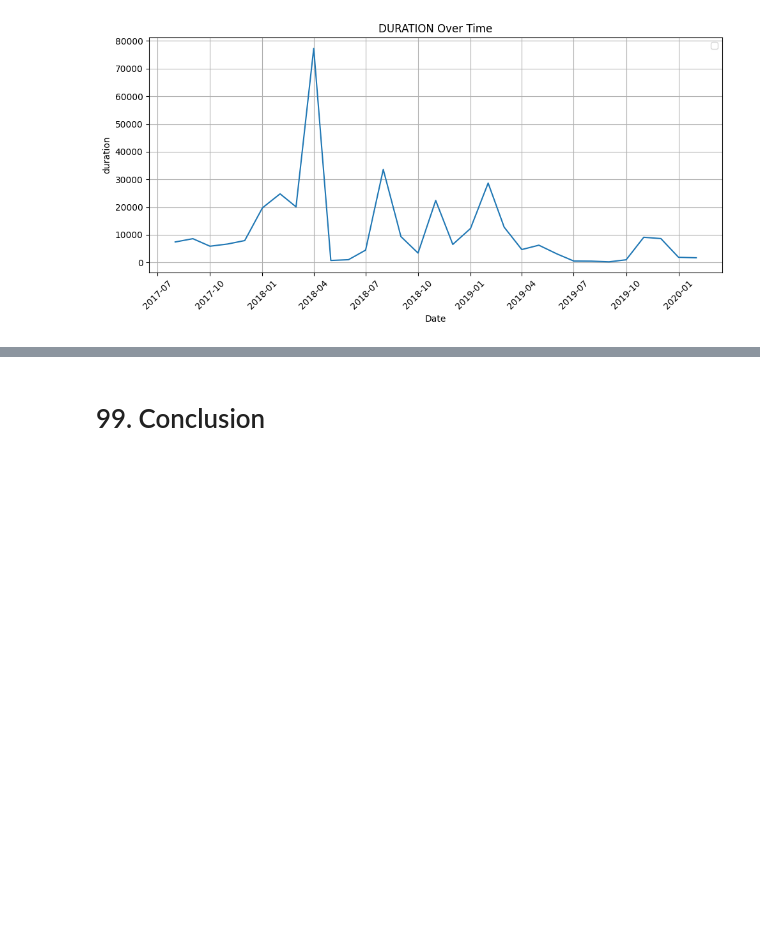
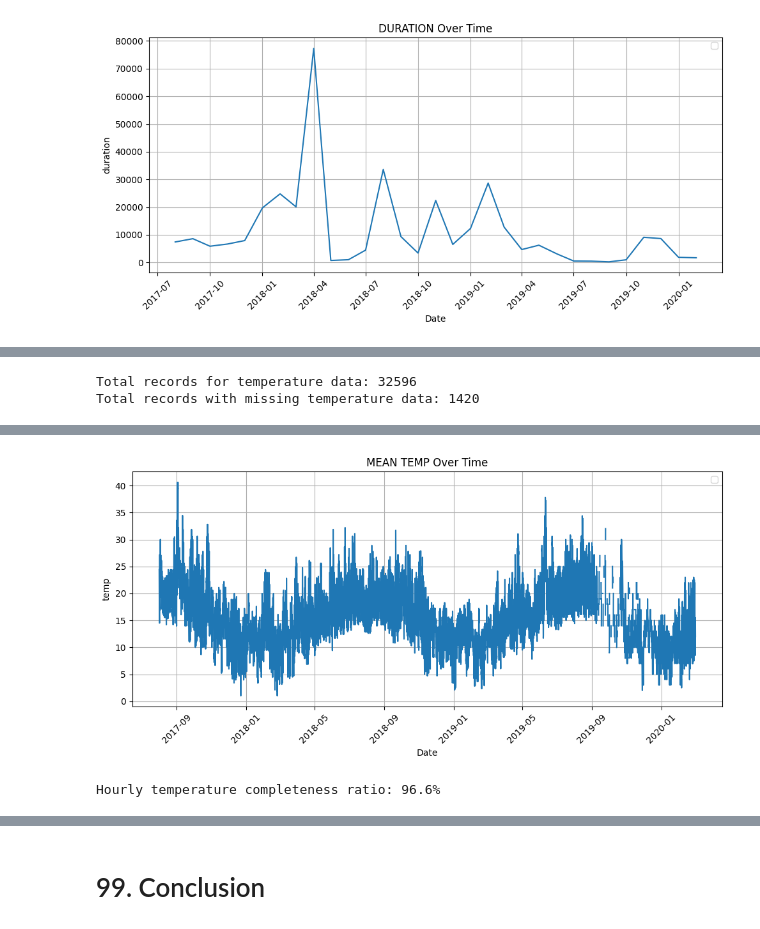
Before and after one commit to CammN/ev_load_fc, a Jupyter notebook: notebooks/02_weather_EDA.ipynb, the cells around one changed output, grey strips where cells are left out. Cells and saved outputs as stored; diff of their text form; code cells hidden in the pictures; blank space fills up the shorter version.

Commit message:
Added loggic for meteostat temperature data, for importation and analysis (issue #2)

```diff
--- a/notebooks/02_weather_EDA.ipynb
+++ b/notebooks/02_weather_EDA.ipynb
@@ -318,0 +325,6 @@ plot_time_series(weather_data, 'month', 'duration')
+# %%
+PA_stations = ['KPAO0','74509','KSQL0']  # Palo Alto, Moffett Field, San Carlos
+# Import weather data on hourly basis
+hourly_data = Hourly(PA_stations, min_timestamp, max_timestamp)
+meteo_data = hourly_data.fetch()
+meteo_data.head()
@@ -318,0 +339,12 @@ plot_time_series(weather_data, 'month', 'duration')
+# %%
+temp_data = meteo_data[['temp']].reset_index()
+# %%
+print(f"Total records for temperature data: {len(temp_data)}")
+print(f"Total records with missing temperature data: {temp_data['temp'].isna().sum()}")
+# %% [output]
+Total records for temperature data: 32596
+Total records with missing temperature data: 1420
+# %%
+# Plot time series of weather event durations per hour
+plot_time_series(temp_data, 'time', 'temp', agg_type='mean')
+# %% [output]
@@ -318,0 +352,7 @@ plot_time_series(weather_data, 'month', 'duration')
+[figure, added]
+# %%
+# Calculate ratio of hours with at least measurement for temperature to total hours in dataset
+hourly_tmp_cr = ts_completeness(temp_data, 'h', 1, 'time')
+print(f"Hourly temperature completeness ratio: {hourly_tmp_cr:.1%}")
+# %% [output]
+Hourly temperature completeness ratio: 96.6%
```
Also changed, not shown: parts of 10 cells of this notebook, 10 other files.
